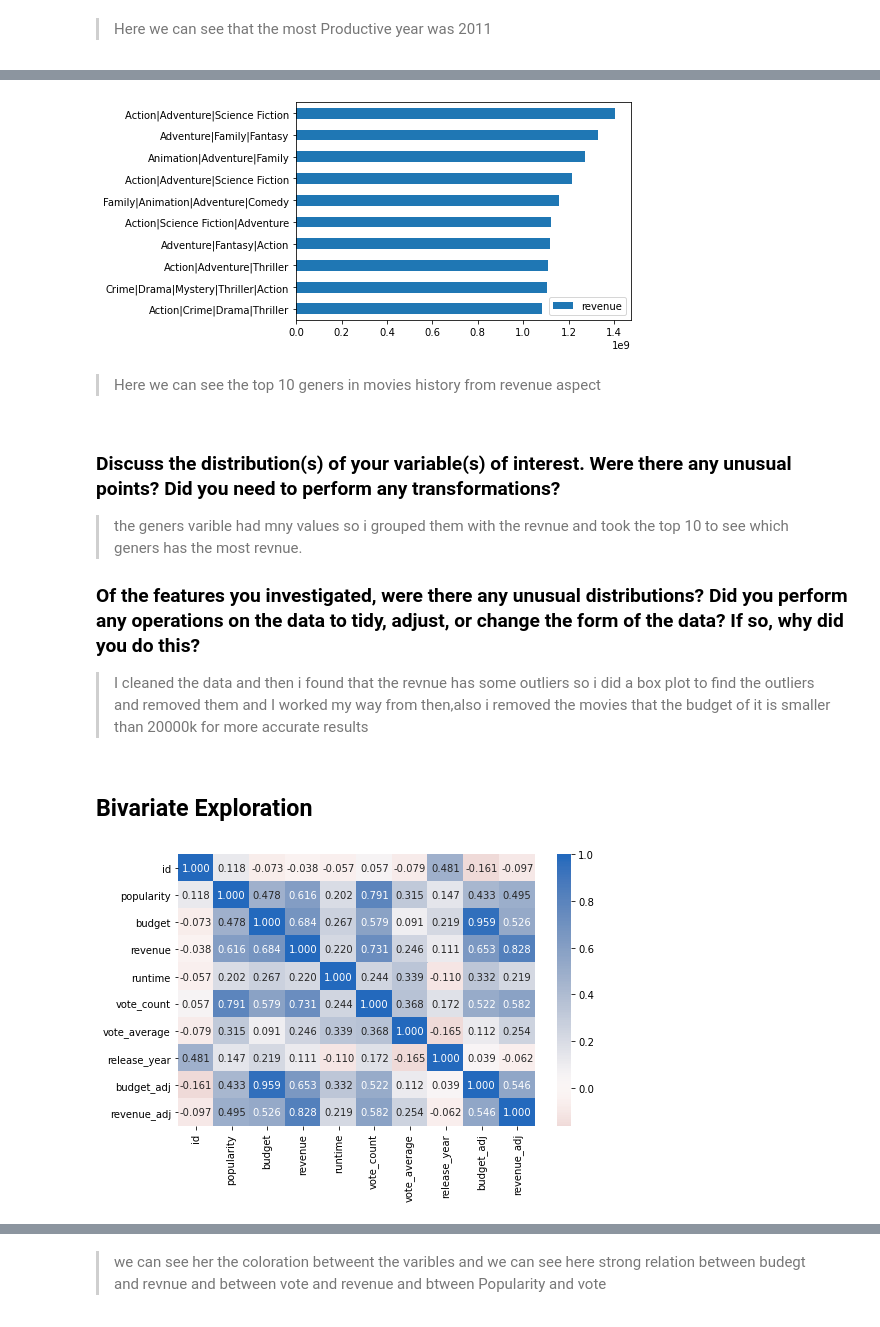
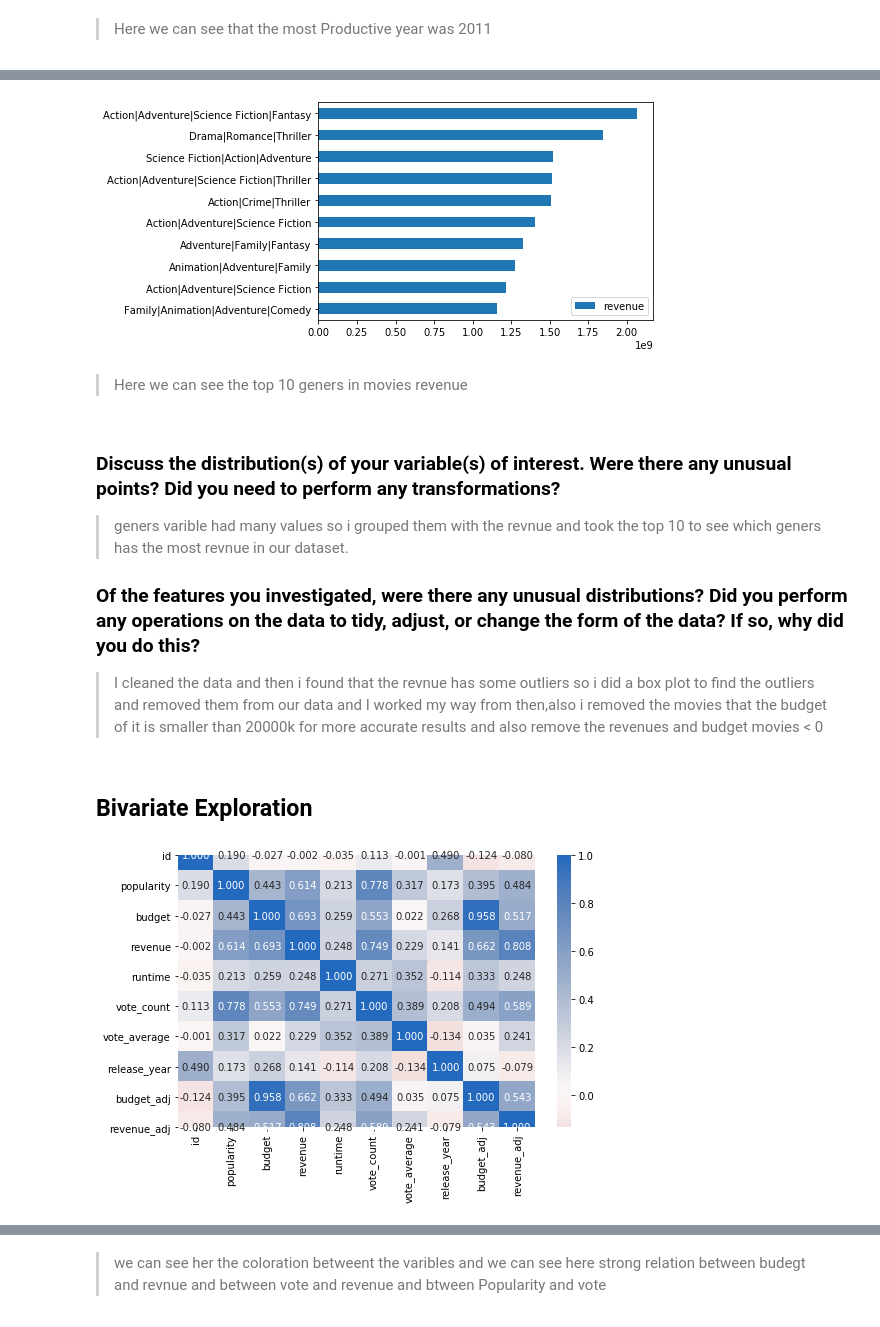
Before and after one commit to AbdelrahmanRagab38/Udacity_third-project_visualization, a Jupyter notebook: Movies_DB_exploratory.ipynb, the cells around one changed output, grey strips where cells are left out. Cells and saved outputs as stored; diff of their text form; code cells hidden in the pictures.

```diff
--- a/Movies_DB_exploratory.ipynb
+++ b/Movies_DB_exploratory.ipynb
@@ -83,7 +95,7 @@ budget_adj        0
 revenue_adj       0
 dtype: int64
 # %%
-df_movies.drop_duplicates(inplace=True)
-df_movies.duplicated().sum()
+df_mov.drop_duplicates(inplace=True)
+print(df_mov.duplicated().sum())
 # %% [output]
 0
@@ -90 +114,7 @@ df_movies.duplicated().sum()
+# %%
+# here we removed the movies that has zero budget
+#we can also remove the 0 revenue
+
+df_mov = df_mov[df_mov.budget > 0]
+df_mov = df_mov[df_mov.revenue > 0]
 # %%
@@ -245,31 +268,34 @@ df_movies_NO_OT = df_movies[df_movies.revenue < 1500000000]
 # %%
-top10_gen =df_movies_NO_OT['genres'].groupby(df_movies_NO_OT['revenue']).agg(['sum']).tail(10)
+top10_gens =df_mov['genres'].groupby(df_mov['revenue']).agg(['sum']).tail(10)
 # %%
-top10_gen.reset_index(inplace=True)
+top10_gens.reset_index(inplace=True)
 # %%
-top10_gen.plot.barh();
-gen =top10_gen['sum']
+top10_gens.plot.barh();
+
+gen =top10_gens['sum']
+
 plt.yticks([0,1,2,3,4,5,6,7,8,9],gen);
 # %% [output]
-[figure, old version]
+[figure, new version]
 # %% [markdown]
->Here we can see the top 10 geners in movies history from revenue aspect
+>Here we can see the top 10 geners in movies revenue
 # %% [markdown]
 ### Discuss the distribution(s) of your variable(s) of interest. Were there any unusual points? Did you need to perform any transformations?
 
-> the geners varible had mny values so i grouped them with the revnue and took the top 10 to see which geners has the most revnue.
+>  geners varible had many values so i grouped them with the revnue and took the top 10 to see which geners has the most revnue in our dataset.
 
 ### Of the features you investigated, were there any unusual distributions? Did you perform any operations on the data to tidy, adjust, or change the form of the data? If so, why did you do this?
 
-> I cleaned the data and then i found that the revnue has some outliers so i did a box plot to find the outliers and removed them and I worked my way from then,also i removed the movies that the budget of it is smaller than 20000k for more accurate results
+> I cleaned the data and then i found that the revnue has some outliers so i did a box plot to find the outliers and removed them from our data and I worked my way from then,also i removed the movies that the budget of it is smaller than 20000k for more accurate results and also remove the revenues and budget movies < 0
 # %% [markdown]
 ## Bivariate Exploration
 # %%
 plt.figure(figsize = [8, 5])
-sb.heatmap(df_movies.corr(), annot = True, fmt = '.3f',
+
+sb.heatmap(df_mov.corr(), annot = True, fmt = '.3f',
            cmap = 'vlag_r', center = 0)
 plt.show()
 # %% [output]
-[figure, old version]
+[figure, new version]
 # %%
 # sample 500 movies so that plots are clearer and they render faster
```
Also changed, not shown: parts of 50 cells of this notebook.
